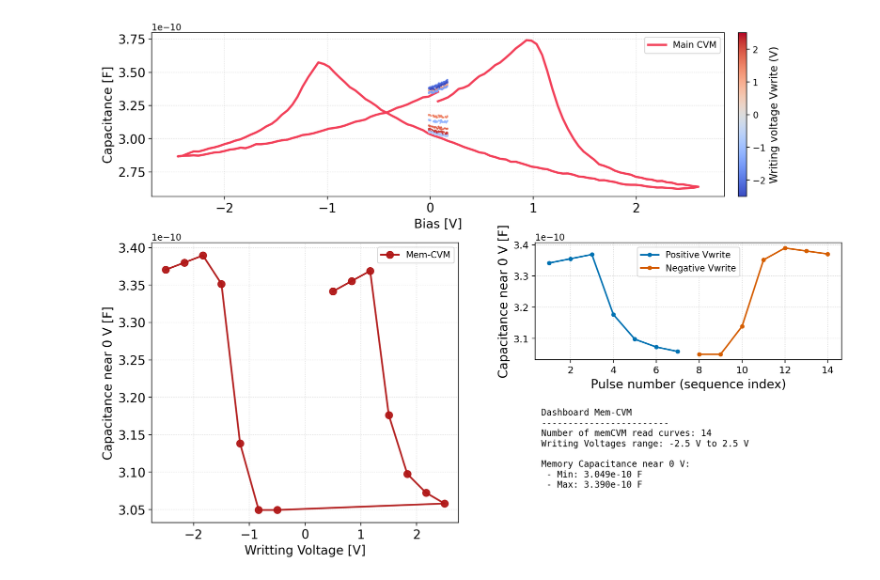
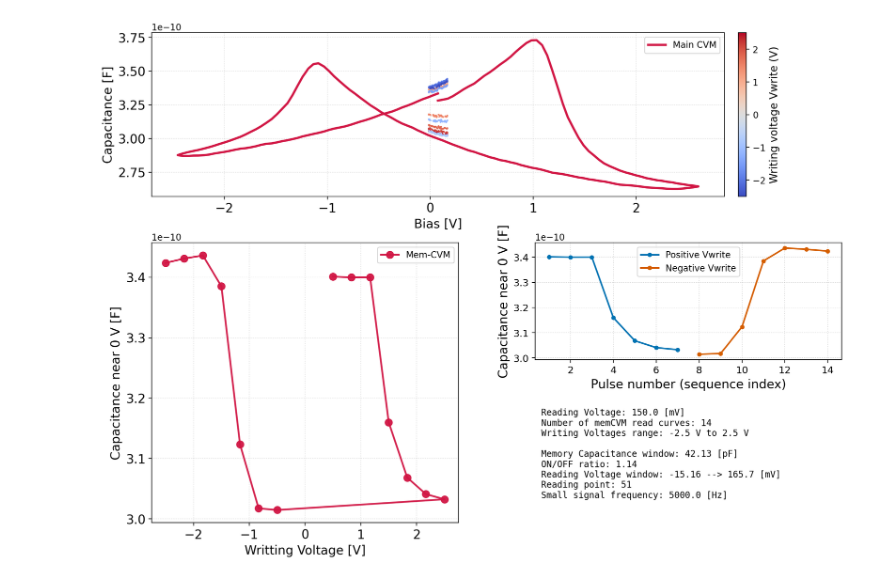
Before and after one commit to NEO-ETHZ/FE-tester-data-analysis, a Jupyter notebook: Mem-CVM/main.ipynb, the cells around one changed output. Drawn from its saved outputs; the diff is of its cells as text; code cells hidden in the pictures.

Commit message:
Add of different stuff to optimize the plots

```diff
--- a/Mem-CVM/main.ipynb
+++ b/Mem-CVM/main.ipynb
@@ -20,8 +21,9 @@ from src.plot import plot_memCVM_overview, plot_memCVM_Vwrite, plot_memCVM_vs_pu
 #%matplotlib widget
 # %%
 
-folder_path = r"/home/nathan-savoia/Documents/PhD - Polybox/01 - Top electrode engineering/02 - Data/02 - FE tester/NASA-002-01/Mem-CVM/Proto_04"
+folder_path = r"/home/nathan/Documents/PhD/01 - Top electrode engineering/02 - Data/02 - FE tester/NASA-002-01/Mem-CVM/Proto_04"
 output_path = None
+READING_VOLTAGE = 0.15      # In V, The value must be inside the window of the Bias reading voltage otherwise you'll get an error !
 
 print("Reading data from folder: ", folder_path)
 # %% [output]
@@ -46,4 +40,4 @@ plot_memCVM_vs_pulse_number(Read_CVM_Dataframe, Vwrite_list)
 # %%
-Dashboard_memCVM(Main_CVM_Dataframe=Main_CVM_Dataframe, Read_CVM_Dataframe=Read_CVM_Dataframe, Vwrite_list=Vwrite_list)
+Dashboard_memCVM(Main_CVM_Dataframe=Main_CVM_Dataframe, Read_CVM_Dataframe=Read_CVM_Dataframe, Vwrite_list=Vwrite_list, reading_voltage=READING_VOLTAGE, path_metadata=folder_path)
 # %% [output]
-[figure, old version]
+[figure, new version]
```
Also changed, not shown: parts of 4 cells of this notebook, 2 other files.
